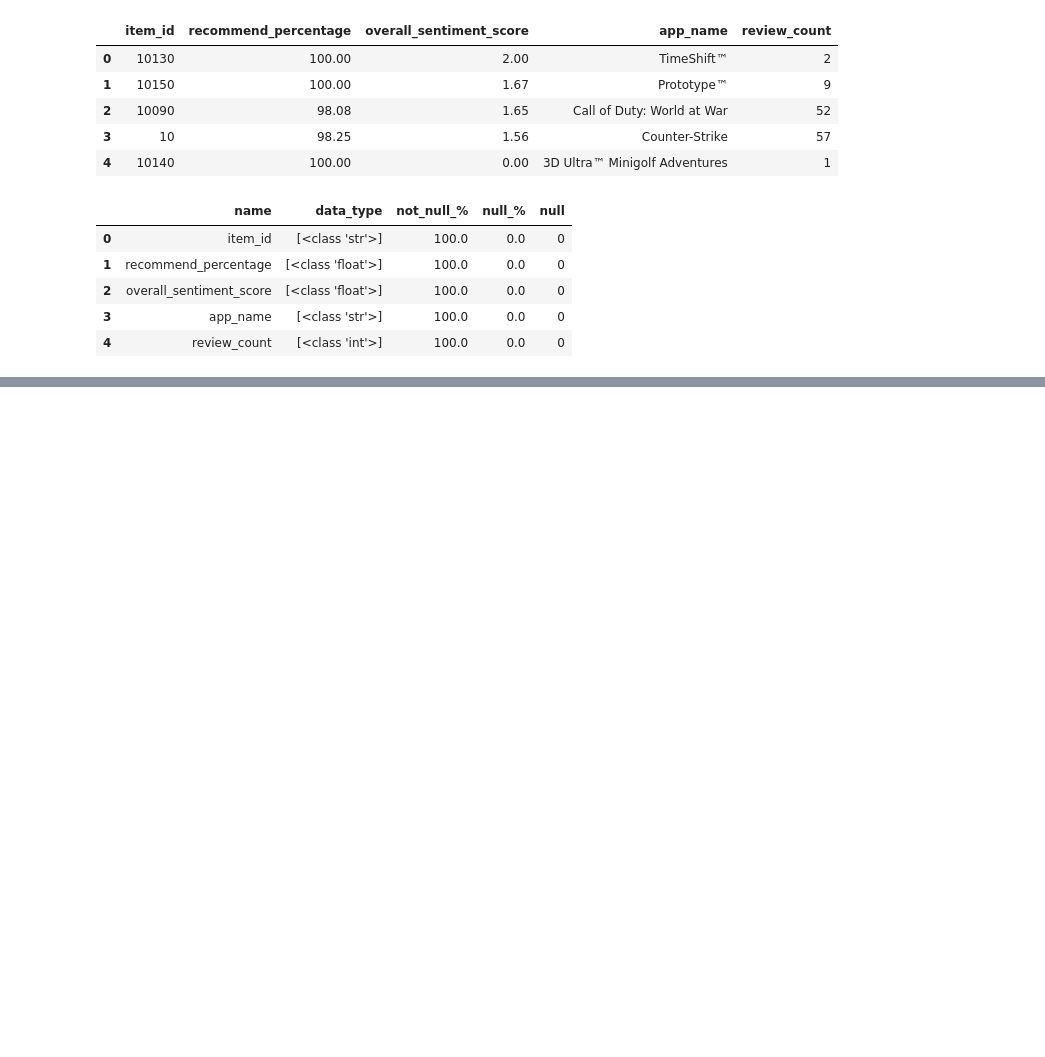
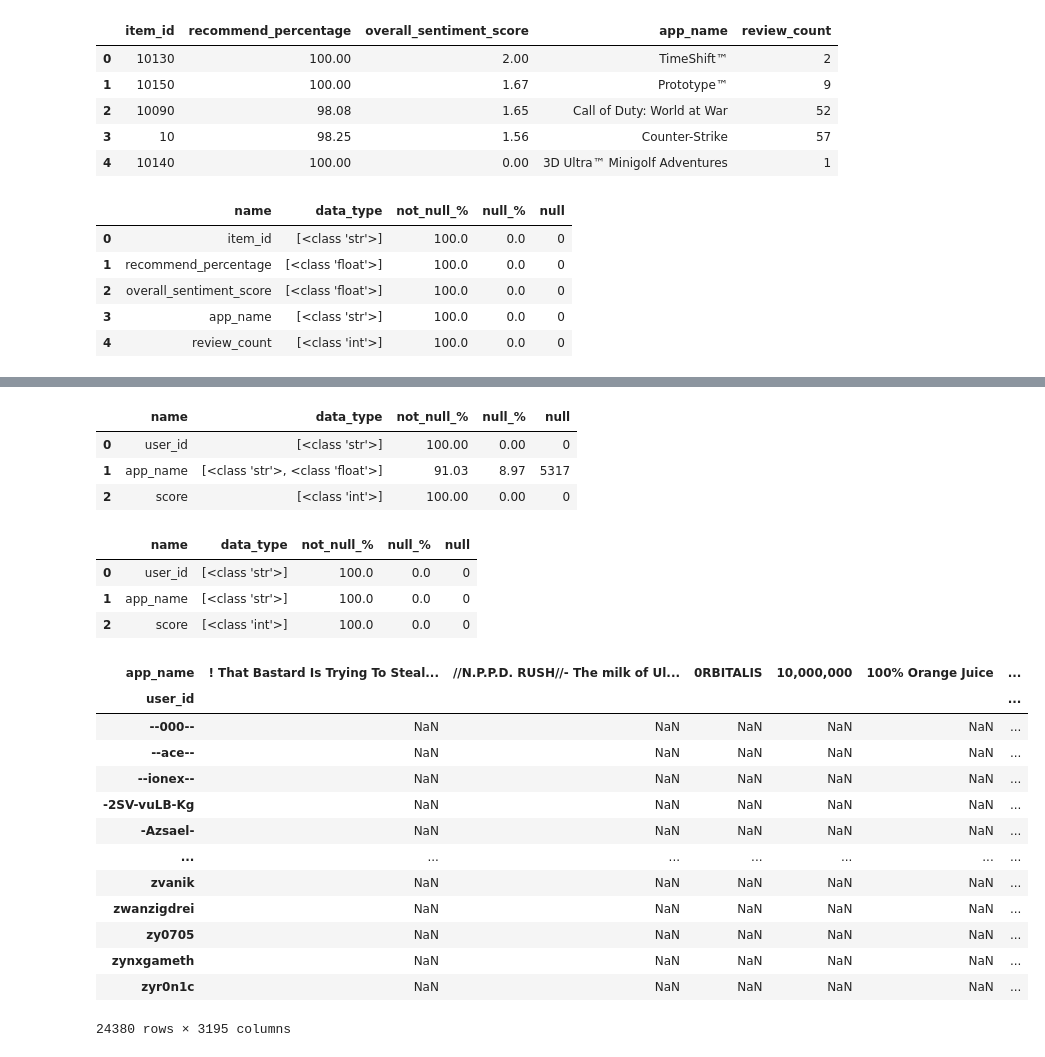
Before and after one commit to JBSosa/MLOps-Steam, a Jupyter notebook: EDA.ipynb, the cells around one changed output, grey strips where cells are left out. Cells and saved outputs as stored; diff of their text form; code cells hidden in the pictures; blank space fills up the shorter version.

```diff
--- a/EDA.ipynb
+++ b/EDA.ipynb
@@ -453,6 +465,7 @@ steamGamesGenresDf.head()
 # %%
 userReviewsExplodedDf['sentiment_analysis'] = userReviewsExplodedDf['sentiment_analysis'].astype(int)
 reviewCountDf = userReviewsExplodedDf.groupby('item_id')['sentiment_analysis'].count().reset_index()
+machineLearningDf = pd.merge(userReviewsExplodedDf, steamGamesDf, how='left', on='item_id')
 userReviewsExplodedDf = userReviewsExplodedDf.groupby('item_id')[['recommend','sentiment_analysis']].mean().reset_index()
 userReviewsExplodedDf = pd.merge(userReviewsExplodedDf, steamGamesDf, how='left', on='item_id')
 userReviewsExplodedDf = pd.merge(userReviewsExplodedDf, reviewCountDf, how='left', on='item_id')
@@ -480,0 +510,4 @@ dataType(userReviewsExplodedDf)
+# %%
+machineLearningDf['score'] = machineLearningDf.apply(recommendScore, axis=1)
+machineLearningDf = machineLearningDf[['user_id', 'app_name', 'score']]
+machineLearningDf.head()
@@ -480,0 +521,34 @@ dataType(userReviewsExplodedDf)
+# %%
+dataType(machineLearningDf)
+# %% [output]
+|  | name | data_type | not_null_% | null_% | null |
+| 0 | user_id | [<class 'str'>] | 100.00 | 0.00 | 0 |
+| 1 | app_name | [<class 'str'>, <class 'float'>] | 91.03 | 8.97 | 5317 |
+| 2 | score | [<class 'int'>] | 100.00 | 0.00 | 0 |
+# %%
+machineLearningDf = machineLearningDf.dropna(subset='app_name')
+# %%
+dataType(machineLearningDf)
+# %% [output]
+|  | name | data_type | not_null_% | null_% | null |
+| 0 | user_id | [<class 'str'>] | 100.0 | 0.0 | 0 |
+| 1 | app_name | [<class 'str'>] | 100.0 | 0.0 | 0 |
+| 2 | score | [<class 'int'>] | 100.0 | 0.0 | 0 |
+# %%
+machineLearningDf = machineLearningDf.pivot_table(index=['user_id'], columns=['app_name'], values='score')
+machineLearningDf
+# %% [output]
+| app_name | ! That Bastard Is Trying To Steal... | //N.P.P.D. RUSH//- The milk of Ul... | 0RBITALIS | 10,000,000 | 100% Orange Juice | ... |
+| user_id |  |  |  |  |  | ... |
+| --000-- | NaN | NaN | NaN | NaN | NaN | ... |
+| --ace-- | NaN | NaN | NaN | NaN | NaN | ... |
+| --ionex-- | NaN | NaN | NaN | NaN | NaN | ... |
+| -2SV-vuLB-Kg | NaN | NaN | NaN | NaN | NaN | ... |
+| -Azsael- | NaN | NaN | NaN | NaN | NaN | ... |
+| ... | ... | ... | ... | ... | ... | ... |
+| zvanik | NaN | NaN | NaN | NaN | NaN | ... |
+| zwanzigdrei | NaN | NaN | NaN | NaN | NaN | ... |
+| zy0705 | NaN | NaN | NaN | NaN | NaN | ... |
+| zynxgameth | NaN | NaN | NaN | NaN | NaN | ... |
+| zyr0n1c | NaN | NaN | NaN | NaN | NaN | ... |
+24380 rows × 3195 columns
```
Also changed, not shown: parts of 6 cells of this notebook, 4 other files.
